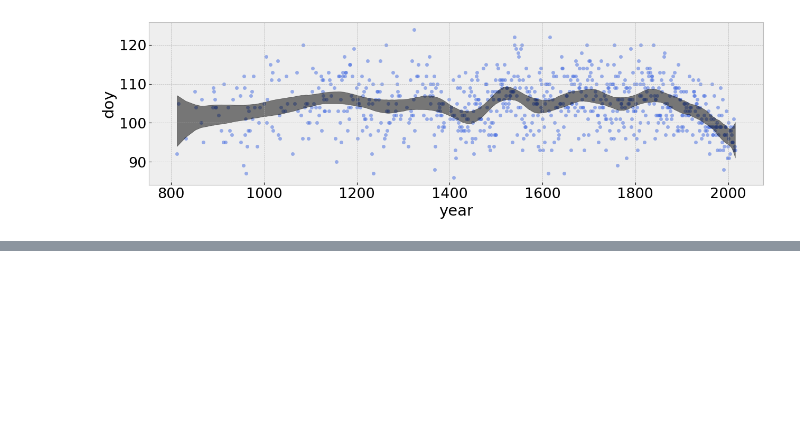
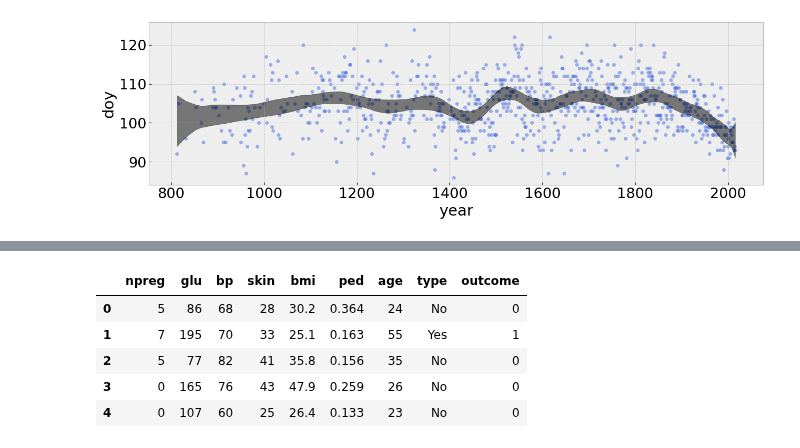
Before and after one commit to banditkings/learning-causal-impact, a Jupyter notebook: notebooks/0.2-numpyro_regression.ipynb, the cells around one changed output, grey strips where cells are left out. Saved outputs shown, nothing was run; the diff lists cells and outputs as text; code cells hidden in the pictures; blank space fills up the shorter version.

```diff
--- a/notebooks/0.2-numpyro_regression.ipynb
+++ b/notebooks/0.2-numpyro_regression.ipynb
@@ -294,0 +355,12 @@ plt.show()
+# %%
+import statsmodels.api as sm
+pima = sm.datasets.get_rdataset('Pima.tr', package='MASS').data
+pima['outcome'] = (pima['type'] == 'Yes') * 1 # binary
+pima.head()
+# %% [output]
+|  | npreg | glu | bp | skin | bmi | ped | age | type | outcome |
+| 0 | 5 | 86 | 68 | 28 | 30.2 | 0.364 | 24 | No | 0 |
+| 1 | 7 | 195 | 70 | 33 | 25.1 | 0.163 | 55 | Yes | 1 |
+| 2 | 5 | 77 | 82 | 41 | 35.8 | 0.156 | 35 | No | 0 |
+| 3 | 0 | 165 | 76 | 43 | 47.9 | 0.259 | 26 | No | 0 |
+| 4 | 0 | 107 | 60 | 25 | 26.4 | 0.133 | 23 | No | 0 |
```
Also changed, not shown: parts of 21 cells of this notebook, 2 other files.
